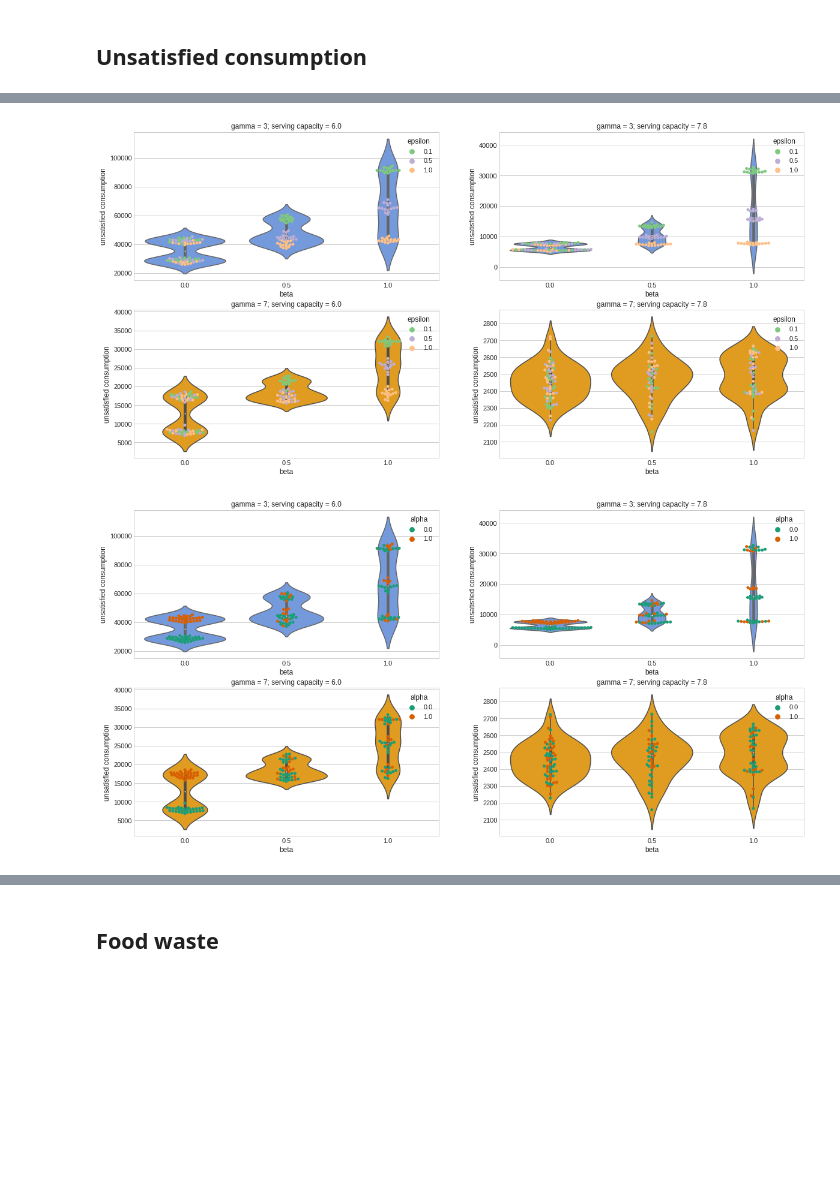
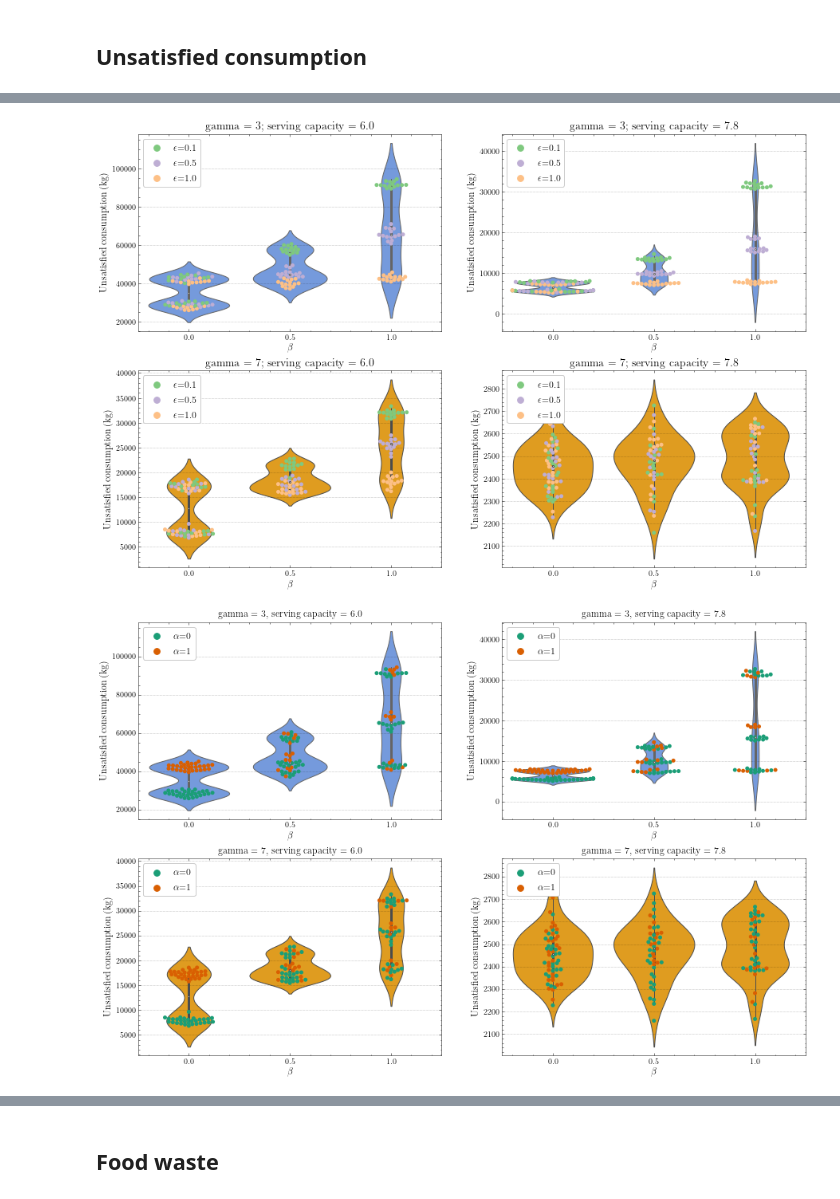
Before and after one commit to daanieo/FATM_ABM, a Jupyter notebook: results/sampling_base/Interpretation_sampling_base.ipynb, the cells around one changed output, grey strips where cells are left out. Saved outputs shown, nothing was run; the diff lists cells and outputs as text; code cells hidden in the pictures; blank space fills up the shorter version.

```diff
--- a/results/sampling_base/Interpretation_sampling_base.ipynb
+++ b/results/sampling_base/Interpretation_sampling_base.ipynb
@@ -5,8 +5,7 @@ import numpy as np
 import seaborn as sns
 from matplotlib.lines import Line2D
 
-sns.set(font_scale=1.0)
-plt.style.use("seaborn-whitegrid")
+plt.style.use(["science","grid"])
 # %%
 # Import data of single runs
 data = pd.read_feather("sampling_base")
@@ -139,23 +86,0 @@ fig.savefig("/home/daan/Desktop/clustermap_uc_g7sc78.png")
-# %%
-# Clustermap of gamma = 3, normalised last value (change index of d to get other values for gamma)
-uc_endvals_dict = {}
-uc_endvals_dict["u_con (norm)"] = list()
-filtered_input_vars = input_vars[input_vars.gamma==7].reset_index()#.iloc[ d[0] ].reset_index()
-
-for j in filtered_input_vars['index']:
-    uc_endvals_dict["u_con (norm)"].append(data.o1[data.o0==j].iloc[-1])
-uc_endvals_df = pd.DataFrame(uc_endvals_dict)
-
-filtered_input_vars = pd.concat([filtered_input_vars,uc_endvals_df],axis=1)
-filtered_input_vars=filtered_input_vars[filtered_input_vars.parallel_served_full==6.0]
-
-# filtered_input_vars["gamma"] = normalise(filtered_input_vars["gamma"])
-
-filtered_input_vars["u_con (norm)"] = normalise(filtered_input_vars["u_con (norm)"])
-# filtered_input_vars["parallel_served_full"] = normalise(filtered_input_vars["parallel_served_full"])
-# filtered_input_vars["beta"] = np.abs(filtered_input_vars["beta"]-1)
-
-sns.set(font_scale=1.0)
-fig = sns.clustermap(filtered_input_vars.iloc[:,[7,8,10,13]],cbar_pos=(1.0, .15, .03, .65),figsize=(5,10),col_cluster=False,cmap='vlag')
-fig.ax_heatmap.set_title('gamma=7; sc=6.0')
-fig.savefig("/home/daan/Desktop/clustermap_uc_g7sc6.0.png")
@@ -164,37 +87,44 @@ fig.savefig("/home/daan/Desktop/clustermap_uc_g7sc6.0.png")
 # %%
-fig, ax = plt.subplots(2,2,figsize=(20,10))
-plt.style.use("seaborn-whitegrid")
+fig, ax = plt.subplots(2,2,figsize=(15,10))
+
 uc_endvals_dict = {}
 uc_endvals_dict["unsatisfied consumption"] = list()
 # filtered_input_vars = input_vars[input_vars.gamma==7].reset_index()#.iloc[ d[0] ].reset_index()
 for j in input_vars_batch.index:
     uc_endvals_dict["unsatisfied consumption"].append(data_batch.o1[data_batch.o0==j].iloc[-1])
 uc_endvals_df = pd.DataFrame(uc_endvals_dict)
 input_vars_batch_filtered = pd.concat([input_vars_batch,uc_endvals_df],axis=1)
 
 my_palette = {}
 my_palette['dark'] = ['midnightblue', 'chocolate', 'darkolivegreen']
 my_palette['light'] = ['cornflowerblue','orange','yellowgreen']
 my_palette['reds'] = []
 
 gammas = [3,7]
 scs = [6.0,7.8]
 
 for s in range(len(scs)):
 
     tmp1 = input_vars_batch_filtered[input_vars_batch_filtered.parallel_served_full==scs[s]]
 
     for g in range(len(gammas)):
 
         tmp2 = tmp1[tmp1.gamma==gammas[g]]
         sns.swarmplot(ax=ax[g,s] ,x="beta", y="unsatisfied consumption", data=tmp2,hue='epsilon',palette='Accent')#palette=my_palette['dark'])
         sns.violinplot(ax=ax[g,s], x="beta", y="unsatisfied consumption", data=tmp2,color=my_palette['light'][g])
 
-        ax[g,s].set_title("gamma = %s; serving capacity = %s"%(gammas[g],scs[s]))
+        ax[g,s].set_title("gamma = %s; serving capacity = %s"%(gammas[g],scs[s]),fontsize=14)
+
+        ax[g,s].set_ylabel("Unsatisfied consumption (kg)",fontsize=12)
+        ax[g,s].set_xlabel(r"$\beta$",fontsize=12)
+        handles, labels = ax[g,s].get_legend_handles_labels()
+        ax[g,s].legend(handles[:3], [r"$\epsilon$=0.1",r"$\epsilon$=0.5",r"$\epsilon$=1.0"],loc='upper left',fontsize=12)
+
+plt.savefig("/home/daan/Desktop/uc_epsilon_full.png")
 # %% [output]
-[figure, old version]
+[figure, new version]
 # %%
-fig, ax = plt.subplots(2,2,figsize=(20,10))
+fig, ax = plt.subplots(2,2,figsize=(15,10))
 
 for s in range(len(scs)):
 
@@ -206,6 +136,12 @@ for s in range(len(scs)):
         sns.swarmplot(ax=ax[g,s] ,x="beta", y="unsatisfied consumption", data=tmp2,hue='alpha',palette='Dark2')#palette=my_palette['dark'])
         sns.violinplot(ax=ax[g,s], x="beta", y="unsatisfied consumption", data=tmp2,color=my_palette['light'][g])
 
-        ax[g,s].set_title("gamma = %s; serving capacity = %s"%(gammas[g],scs[s]))
+        ax[g,s].set_title('gamma = %s, serving capacity = %s'%(gammas[g],scs[s]),fontsize=12)
+
+        ax[g,s].set_ylabel("Unsatisfied consumption (kg)",fontsize=12);
+        ax[g,s].set_xlabel(r"$\beta$",fontsize=12)
+        handles, labels = ax[g,s].get_legend_handles_labels()
+        ax[g,s].legend(handles[:2], [r"$\alpha$=0",r"$\alpha$=1"],loc='upper left',fontsize=12);
+plt.savefig("/home/daan/Desktop/uc_alpha_full.png")
 # %% [output]
-[figure, old version]
+[figure, new version]
```
Also changed, not shown: parts of 29 cells of this notebook, 18 other files.
